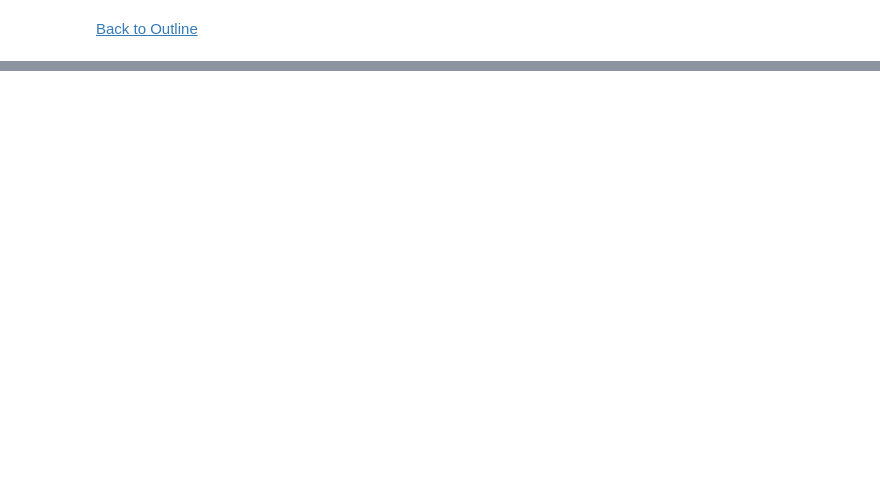
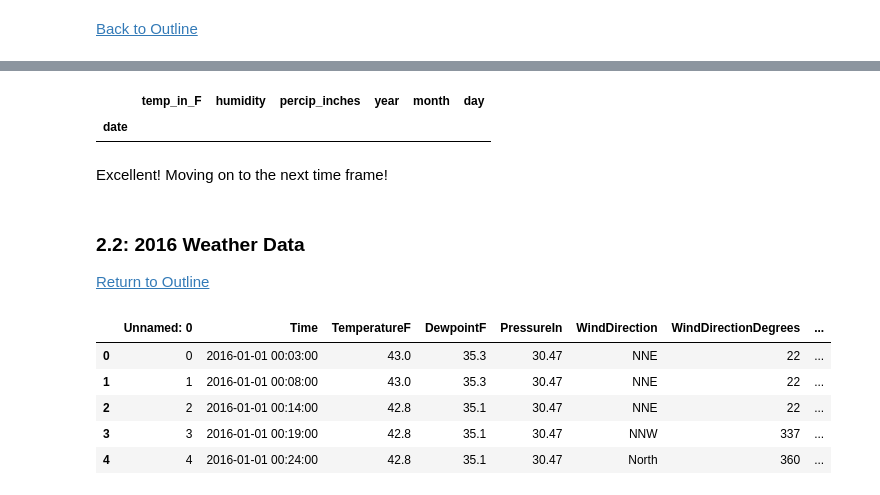
Before and after one commit to SteeleAlloy/final_capstone, a Jupyter notebook: weather_data_cleaning.ipynb, the cells around one changed output, grey strips where cells are left out. Drawn from its saved outputs; the diff is of its cells as text; code cells hidden in the pictures; blank space fills up the shorter version.

```diff
--- a/weather_data_cleaning.ipynb
+++ b/weather_data_cleaning.ipynb
@@ -51,0 +201,24 @@ import os
+# %%
+# Last minute check for weird temp outliers!
+df1_final.loc[df1_final['temp_in_F']< 0]
+# %% [output]
+|  | temp_in_F | humidity | percip_inches | year | month | day |
+| date |  |  |  |  |  |  |
+# %% [markdown]
+Excellent! Moving on to the next time frame!
+# %% [markdown]
+### 2.2: 2016 Weather Data
+[Return to Outline](#Project-Outline:-Weather-Data-Cleaning)
+# %%
+# Creating df2 and importing data
+df2= pd.read_csv('2016_weather.csv')
+# %%
+# What does our data look like at import?
+df2.head()
+# %% [output]
+|  | Unnamed: 0 | Time | TemperatureF | DewpointF | PressureIn | WindDirection | WindDirectionDegrees | ... |
+| 0 | 0 | 2016-01-01 00:03:00 | 43.0 | 35.3 | 30.47 | NNE | 22 | ... |
+| 1 | 1 | 2016-01-01 00:08:00 | 43.0 | 35.3 | 30.47 | NNE | 22 | ... |
+| 2 | 2 | 2016-01-01 00:14:00 | 42.8 | 35.1 | 30.47 | NNE | 22 | ... |
+| 3 | 3 | 2016-01-01 00:19:00 | 42.8 | 35.1 | 30.47 | NNW | 337 | ... |
+| 4 | 4 | 2016-01-01 00:24:00 | 42.8 | 35.1 | 30.47 | North | 360 | ... |
```
Also changed, not shown: parts of 92 cells of this notebook, 1 other file.
